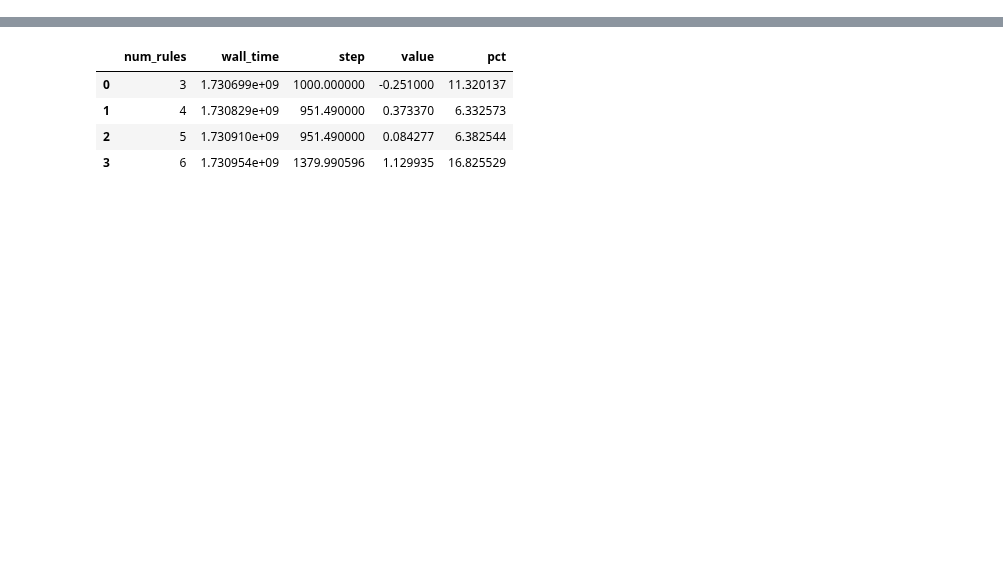
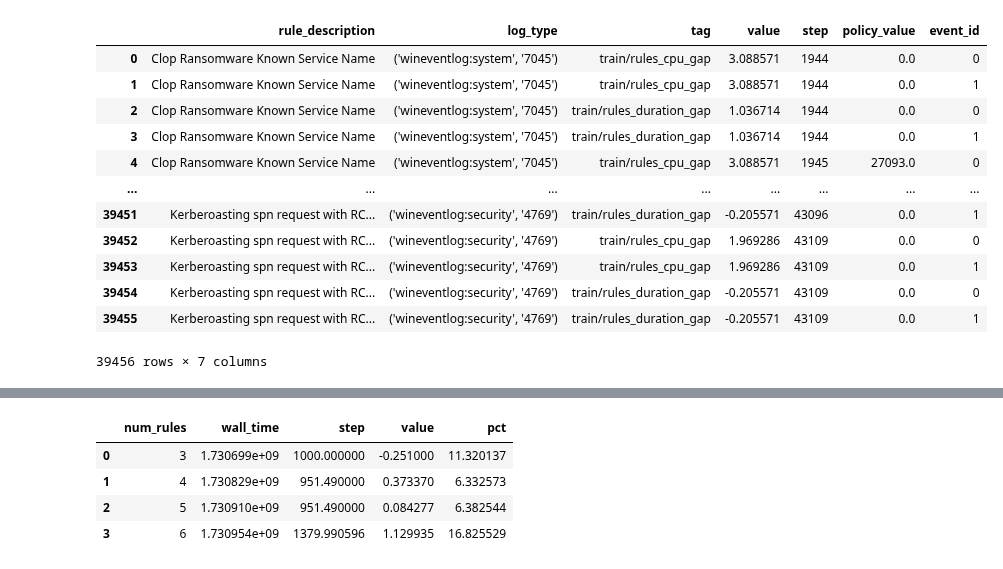
Before and after one commit to sapirani/GreenSecurityMeasurementAndOptimizationFramework, a Jupyter notebook: SplunkResearch/src/result_analysis.ipynb, the cells around one changed output, grey strips where cells are left out. Drawn from its saved outputs; the diff is of its cells as text; code cells hidden in the pictures; blank space fills up the shorter version.

```diff
--- a/SplunkResearch/src/result_analysis.ipynb
+++ b/SplunkResearch/src/result_analysis.ipynb
@@ -37,0 +308,33 @@ after_duration_df
+# %%
+sub_df = df[['rule_description', 'log_type', 'tag', 'value', 'event_id','step']]
+sub_df = sub_df[sub_df['tag'].isin(['train/episodic_policy','train/rules_cpu_gap','train/rules_duration_gap'])]
+sub_df['rule_description'] = sub_df['rule_description'].str.replace('train_rules_cpu_gap_','')
+sub_df['rule_description'] = sub_df['rule_description'].str.replace('train_rules_duration_gap_','')
+sub_df['rule_description'] = sub_df['rule_description'].str.replace('gap_','')
+policy_df = sub_df[sub_df['tag'] == 'train/episodic_policy'].copy()
+policy_df.drop(columns=['rule_description', 'tag'], inplace=True)
+policy_df.rename(columns={'value': 'policy_value'}, inplace=True)
+metrics_df = sub_df[sub_df['tag'] != 'train/episodic_policy'].copy()
+metrics_df.drop(columns=['event_id'], inplace=True)
+del sub_df
+
+logtypes_mapping = {"Kerberoasting spn request with RC4 encryption": "('wineventlog:security', '4769')",
+                    "Clop Ransomware Known Service Name": "('wineventlog:system', '7045')",
+                    'ESCU Network Share Discovery Via Dir Command Rule':"('wineventlog:security', '5140')"}
+metrics_df['log_type'] = metrics_df['rule_description'].map(logtypes_mapping)
+final_df = pd.merge(metrics_df, policy_df, on=['log_type', 'step'])
+final_df
+# %% [output]
+|  | rule_description | log_type | tag | value | step | policy_value | event_id |
+| 0 | Clop Ransomware Known Service Name | ('wineventlog:system', '7045') | train/rules_cpu_gap | 3.088571 | 1944 | 0.0 | 0 |
+| 1 | Clop Ransomware Known Service Name | ('wineventlog:system', '7045') | train/rules_cpu_gap | 3.088571 | 1944 | 0.0 | 1 |
+| 2 | Clop Ransomware Known Service Name | ('wineventlog:system', '7045') | train/rules_duration_gap | 1.036714 | 1944 | 0.0 | 0 |
+| 3 | Clop Ransomware Known Service Name | ('wineventlog:system', '7045') | train/rules_duration_gap | 1.036714 | 1944 | 0.0 | 1 |
+| 4 | Clop Ransomware Known Service Name | ('wineventlog:system', '7045') | train/rules_cpu_gap | 3.088571 | 1945 | 27093.0 | 0 |
+| ... | ... | ... | ... | ... | ... | ... | ... |
+| 39451 | Kerberoasting spn request with RC... | ('wineventlog:security', '4769') | train/rules_duration_gap | -0.205571 | 43096 | 0.0 | 1 |
+| 39452 | Kerberoasting spn request with RC... | ('wineventlog:security', '4769') | train/rules_cpu_gap | 1.969286 | 43109 | 0.0 | 0 |
+| 39453 | Kerberoasting spn request with RC... | ('wineventlog:security', '4769') | train/rules_cpu_gap | 1.969286 | 43109 | 0.0 | 1 |
+| 39454 | Kerberoasting spn request with RC... | ('wineventlog:security', '4769') | train/rules_duration_gap | -0.205571 | 43109 | 0.0 | 0 |
+| 39455 | Kerberoasting spn request with RC... | ('wineventlog:security', '4769') | train/rules_duration_gap | -0.205571 | 43109 | 0.0 | 1 |
+39456 rows × 7 columns
```
Also changed, not shown: parts of 15 cells of this notebook, 14 other files.
